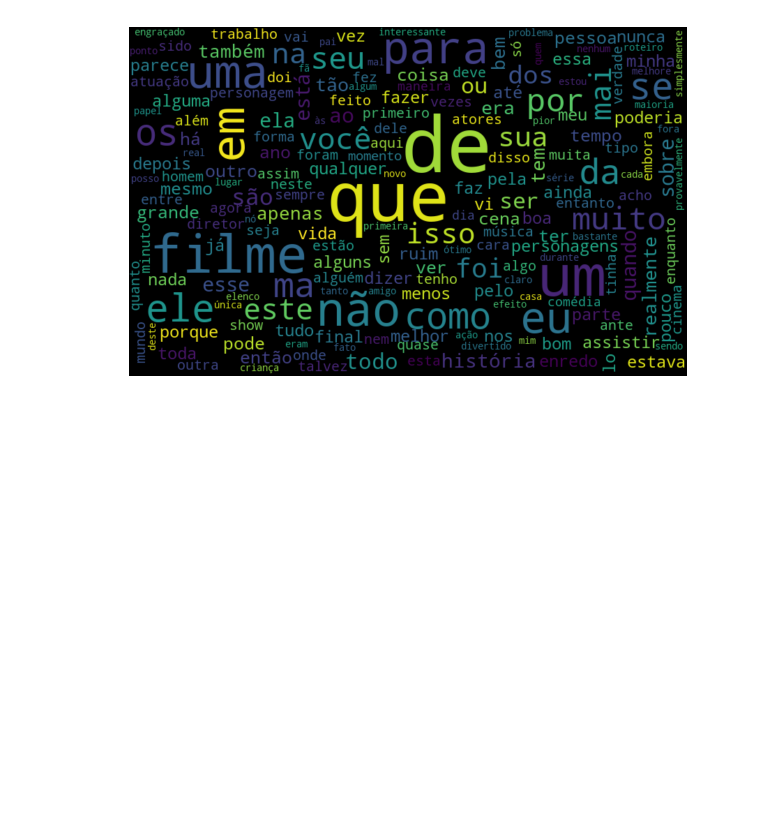
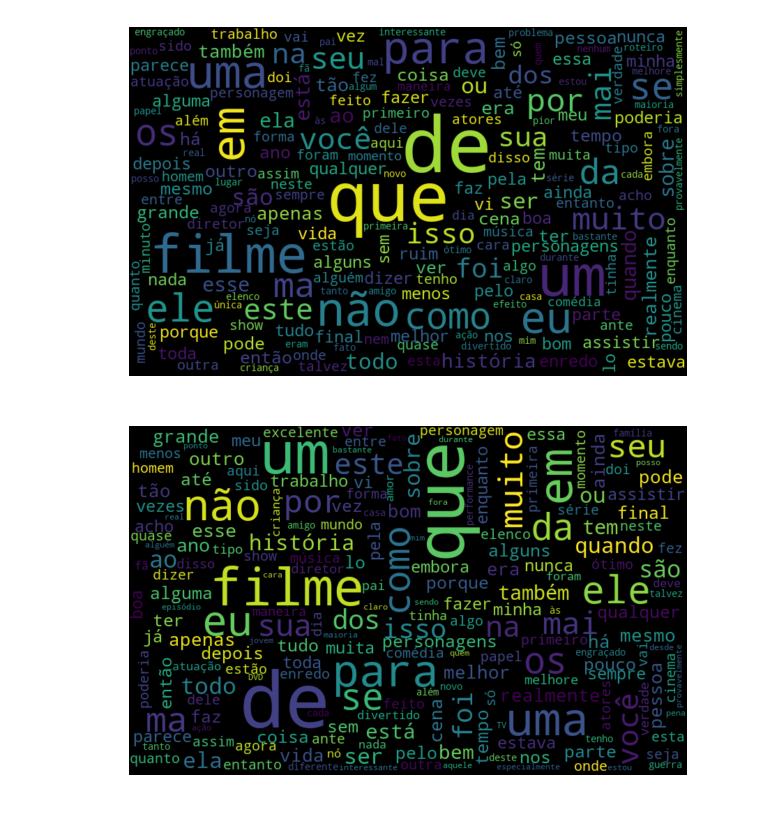
Before and after one commit to lsandrade/alura-ml, a Jupyter notebook: NLP.ipynb, the cells around one changed output. Drawn from its saved outputs; the diff is of its cells as text; code cells hidden in the pictures; blank space fills up the shorter version.

Commit message:
Plota WordCloud para resenhas positivas e negativas separadamente

```diff
--- a/NLP.ipynb
+++ b/NLP.ipynb
@@ -203,3 +203,25 @@ plt.axis("off")
 plt.show()
 # %% [output]
 [figure]
+# %%
+positivas = resenhas.query("sentiment == 'pos'")
+negativas = resenhas.query("sentiment == 'neg'")
+# %%
+def gera_todas_palavras(resenhas):
+    return " ".join([texto for texto in resenhas.text_pt])
+# %%
+def gera_word_cloud(todas_palavras):
+    nuvem_palavras = WordCloud(width=800,
+                           height=500,
+                           max_font_size=110,
+                           collocations=False).generate(todas_palavras)
+
+    plt.figure(figsize=(10,7))
+    plt.imshow(nuvem_palavras, interpolation='bilinear')
+    plt.axis("off")
+    plt.show()
+# %%
+# positivas
+gera_word_cloud(gera_todas_palavras(positivas))
+# %% [output]
+[figure, added]
```
Also changed, not shown: parts of 1 cell of this notebook.
